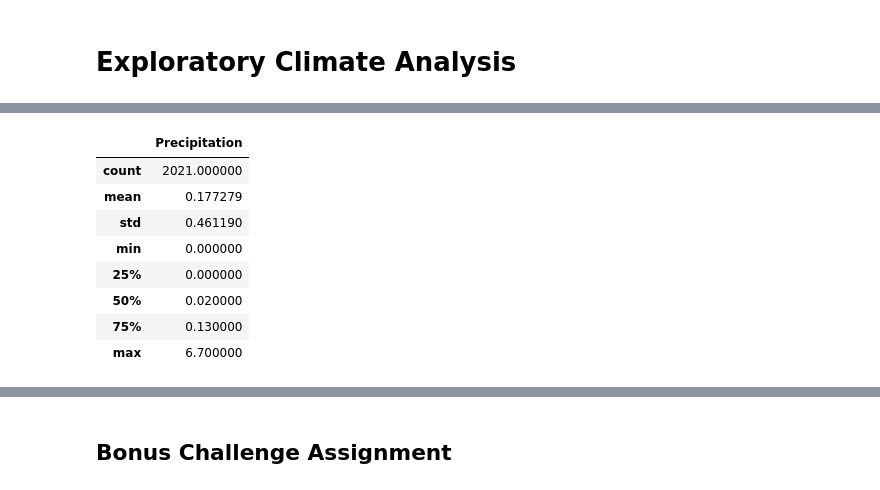
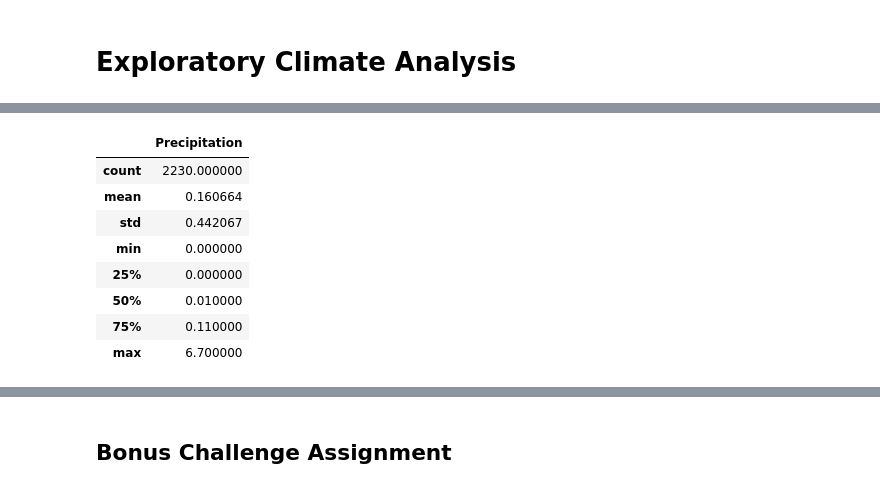
Before and after one commit to clmatherson/sqlalchemy-challenge, a Jupyter notebook: climate_starter.ipynb, the cells around one changed output, grey strips where cells are left out. Drawn from its saved outputs; the diff is of its cells as text; code cells hidden in the pictures.

```diff
--- a/climate_starter.ipynb
+++ b/climate_starter.ipynb
@@ -38,6 +33,5 @@ for classes_found in Base.classes:
 measurement = Base.classes.measurement
 station = Base.classes.station
 # %%
-# Create our session (link) from Python to the DB
-from sqlalchemy.orm import Session
-session = Session(bind=engine)
+# Create a session
+session = Session(engine)
@@ -113,0 +63,14 @@ climate_table_df.head()
+# %%
+# Get the Latest Date
+latest_date = session.query(func.max(measurement.date)).first()
+
+# Convert Day, Month and Year to interger and assign to variant
+ld_year = int(latest_date[0][:4])
+ld_mth = int(latest_date[0][5:7])
+ld_day = int(latest_date[0][8:10])
+
+# Pass Variants through dt.date func and calculate 'Start' and 'End' dates
+rpt_end_date = dt.date(ld_year, ld_mth, ld_day)
+delta = dt.timedelta(days=365)
+rpt_start_date = rpt_end_date - delta
+print(rpt_start_date)
@@ -113,0 +79,9 @@ climate_table_df.head()
+# %%
+# Query last 12 months and assign results into a Pandas DataFrame sorted by date as index
+twlv_months = session.query(measurement.date, measurement.prcp)\
+                    .filter(measurement.date >= rpt_start_date)\
+                    .all()
+
+twlv_months =  pd.DataFrame(twlv_months).fillna(0).set_index('date').sort_index()
+
+print(f'Twelve Month Period: {twlv_months.index.min()} to {twlv_months.index.max()}')
@@ -127,15 +103,13 @@ plt.show()
 # %%
-# Use Pandas to calcualte the summary statistics for the precipitation data
-measure_p12mth_st = measure_p12mth[['station','prcp']]
-measure_12mth_stat = measure_p12mth_st.rename(columns={'prcp': 'Precipitation'})
-measure_12mth_stat.describe()
+# Summary statistics for the precipitation data
+twlv_months.describe().rename(columns={'prcp': 'Precipitation'})
 # %% [output]
 |  | Precipitation |
-| count | 2021.000000 |
-| mean | 0.177279 |
-| std | 0.461190 |
+| count | 2230.000000 |
+| mean | 0.160664 |
+| std | 0.442067 |
 | min | 0.000000 |
 | 25% | 0.000000 |
-| 50% | 0.020000 |
-| 75% | 0.130000 |
+| 50% | 0.010000 |
+| 75% | 0.110000 |
 | max | 6.700000 |
```
Also changed, not shown: parts of 23 cells of this notebook, 3 other files.
